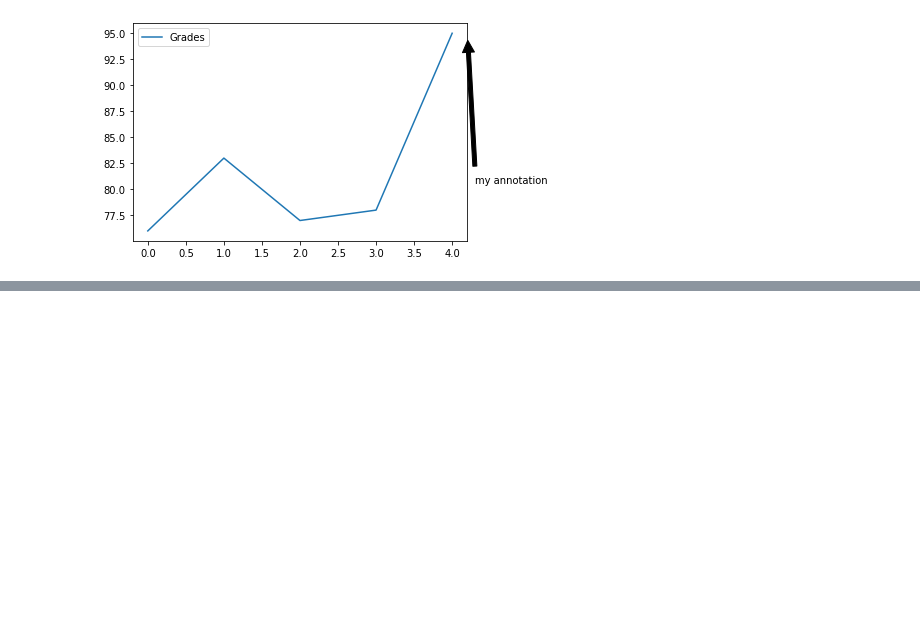
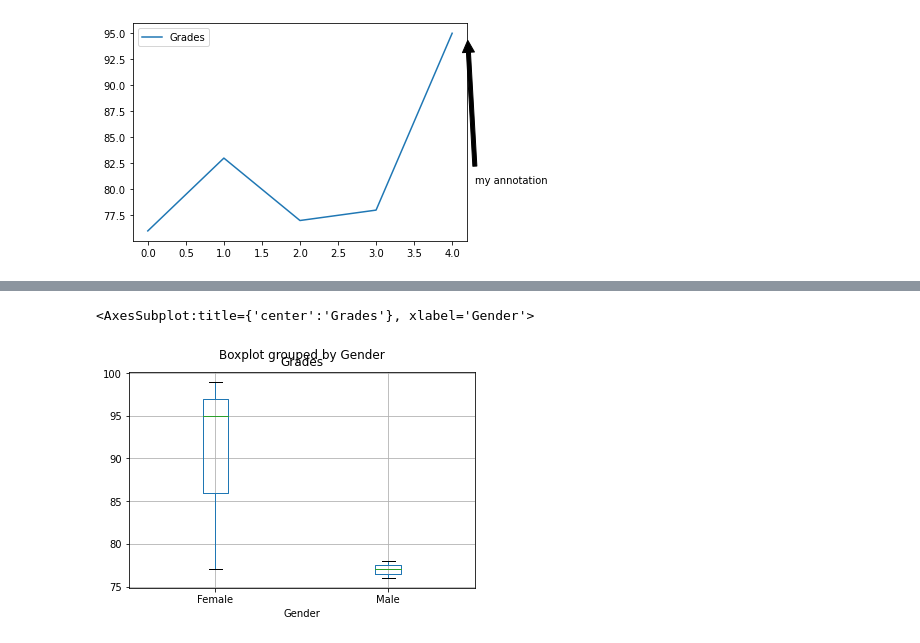
Before and after one commit to GTD2101-ACD-GA-EJ22/2-ADiagDatos, a Jupyter notebook: 2-VisDatos.ipynb, the cells around one changed output, grey strips where cells are left out. Cells and saved outputs as stored; diff of their text form; code cells hidden in the pictures; blank space fills up the shorter version.

```diff
--- a/2-VisDatos.ipynb
+++ b/2-VisDatos.ipynb
@@ -193,0 +250,5 @@ Text(8, -150, 'my annotation')
+# %%
+df.boxplot(by='Gender', column='Grades')
+# %% [output]
+<AxesSubplot:title={'center':'Grades'}, xlabel='Gender'>
+[figure, added]
```
Also changed, not shown: parts of 11 cells of this notebook.
